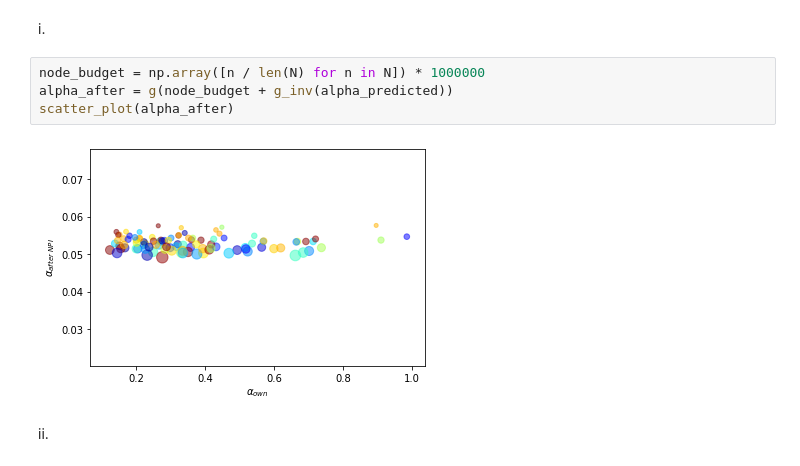
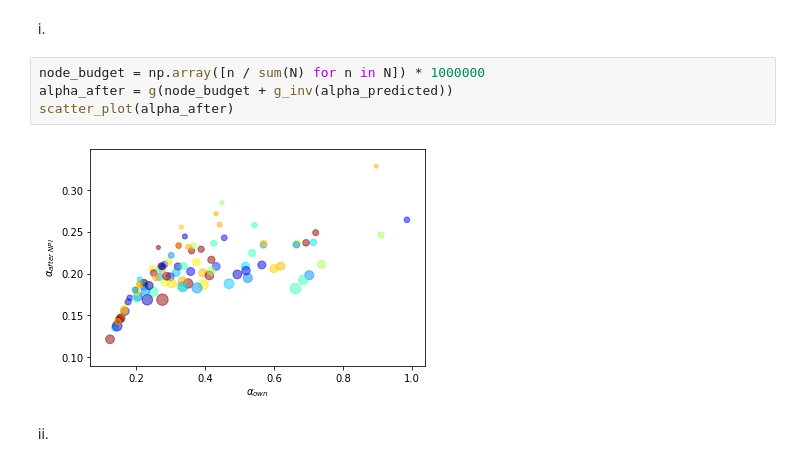
Before and after one commit to ssheridanucsb/CovidWastewater, a Jupyter notebook: Part2.ipynb, the cells around one changed output. Cells and saved outputs as stored; diff of their text form.

```diff
--- a/Part2.ipynb
+++ b/Part2.ipynb
@@ -151,11 +151,11 @@ ii.
 # %% [markdown]
 i.
 # %%
-node_budget = np.array([n / len(N) for n in N]) * 1000000
+node_budget = np.array([n / sum(N) for n in N]) * 1000000
 alpha_after = g(node_budget + g_inv(alpha_predicted))
 scatter_plot(alpha_after)
 # %% [output]
-[figure, old version]
+[figure, new version]
 # %% [markdown]
 ii.
 # %%
```
Also changed, not shown: parts of 4 cells of this notebook.
